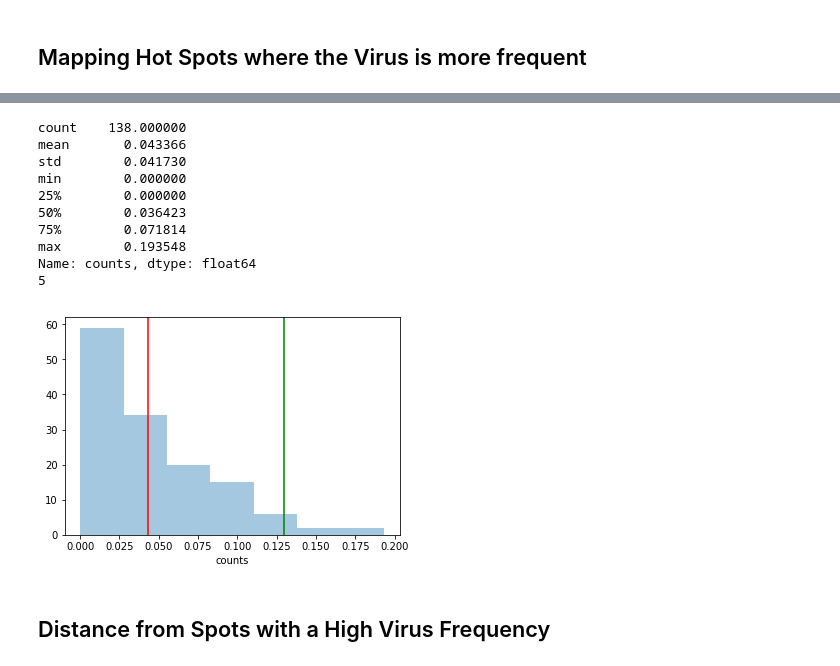
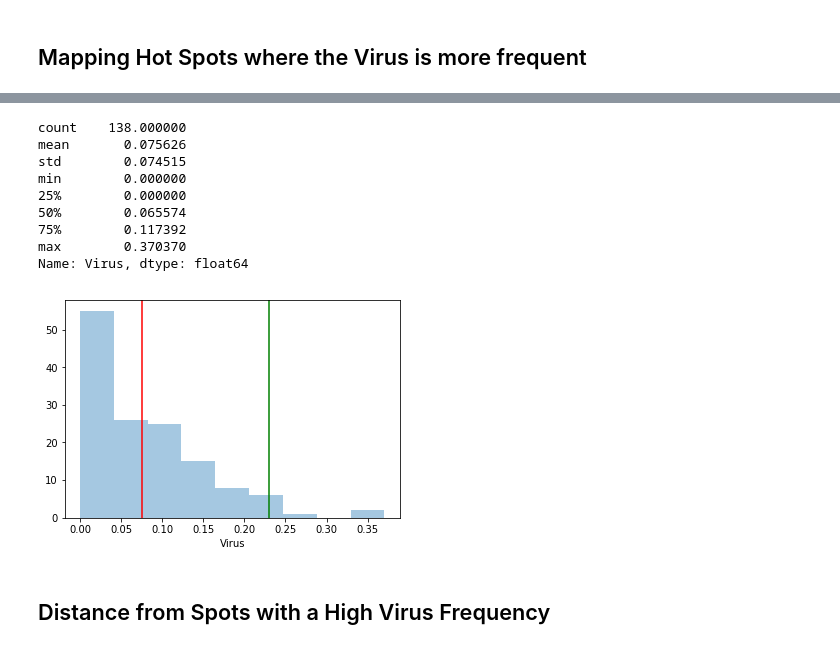
Before and after one commit to austinlasseter/West_Nile_Virus_032108, a Jupyter notebook: Austin/01 - Trap Readings Training Set.ipynb, the cells around one changed output, grey strips where cells are left out. Cells and saved outputs as stored; diff of their text form; code cells hidden in the pictures.

```diff
--- a/Austin/01 - Trap Readings Training Set.ipynb
+++ b/Austin/01 - Trap Readings Training Set.ipynb
@@ -163,9 +163,6 @@ Name: CULEX, dtype: int64
 # Convert those 4 categories into dummy variables for modeling later on.
 dummies=pd.get_dummies(readings['CULEX'])
 readings=pd.concat([readings, dummies], axis=1)
-# %%
-# Drop the unnecessary variables
-readings=readings.drop(['CULEX'], axis=1)
 # %% [markdown]
 ## Lat and Long
 # %%
@@ -219,9 +217,9 @@ Index(['Date', 'Address', 'Species', 'Block', 'Street', 'Trap',
 # First we need to group the trap readings so we get a more accurate basis for how often the virus is present.
 # Note that we are collapsing TWO variables here: trap readings with plus-50 mosquitos, and with multiple species.
 shortlist=readings.drop(['Address', 'Species', 'Block', 'Street', 'AddressNumberAndStreet',
-                         'Latitude', 'Longitude', 'AddressAccuracy','NumMosquitos', 'Month',
+                         'Latitude', 'Longitude', 'AddressAccuracy','Month',
                         'Year', 'DayRunner', 'ALTER','PIPIENS', 'PIPIENS-RESTUANS', 'RESTUANS'], axis=1)
-max_virus=shortlist.groupby(['Date','Trap']).max().reset_index()
+max_virus=shortlist.groupby(['Date','Trap']).max().reset_index().drop(['NumMosquitos'], axis=1)
 print(max_virus.shape)
 print(readings.shape) # This shows we've reduced our dataset by about 50%.
 max_virus.head(2)
@@ -277,22 +275,21 @@ with open('top_hots.pickle', 'wb') as f:
 # %%
-# What's the distribution of those lat-longs? Only 5 are higher than the green line (.13)
-print(hotspots['counts'].describe())
-print(len(hotspots[hotspots['counts']>.13]))
-ax=sns.distplot(hotspots['counts'], kde=False);
-plt.axvline(x=hotspots['counts'].mean(), color='red');
-plt.axvline(x=.13, color='green');
+# What's the distribution of those lat-longs? Only 5 are higher than the green line (.23)
+print(latlongs['Virus'].describe())
+
+ax=sns.distplot(latlongs['Virus'], kde=False);
+plt.axvline(x=latlongs[  'Virus'].mean(), color='red');
+plt.axvline(x=.23, color='green');
 # %% [output]
 count    138.000000
-mean       0.043366
-std        0.041730
+mean       0.075626
+std        0.074515
 min        0.000000
 25%        0.000000
-50%        0.036423
-75%        0.071814
-max        0.193548
-Name: counts, dtype: float64
-5
+50%        0.065574
+75%        0.117392
+max        0.370370
+Name: Virus, dtype: float64
-[figure, old version]
+[figure, new version]
 # %% [markdown]
 ## Distance from Spots with a High Virus Frequency
 # %%
```
Also changed, not shown: parts of 22 cells of this notebook, 5 other files.
